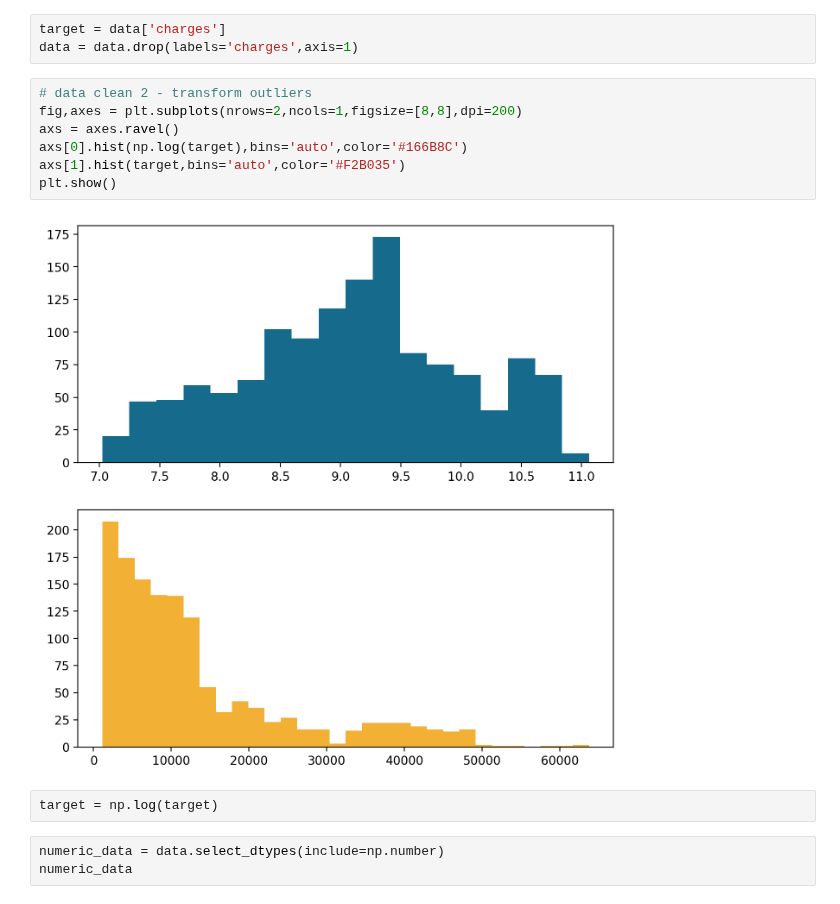
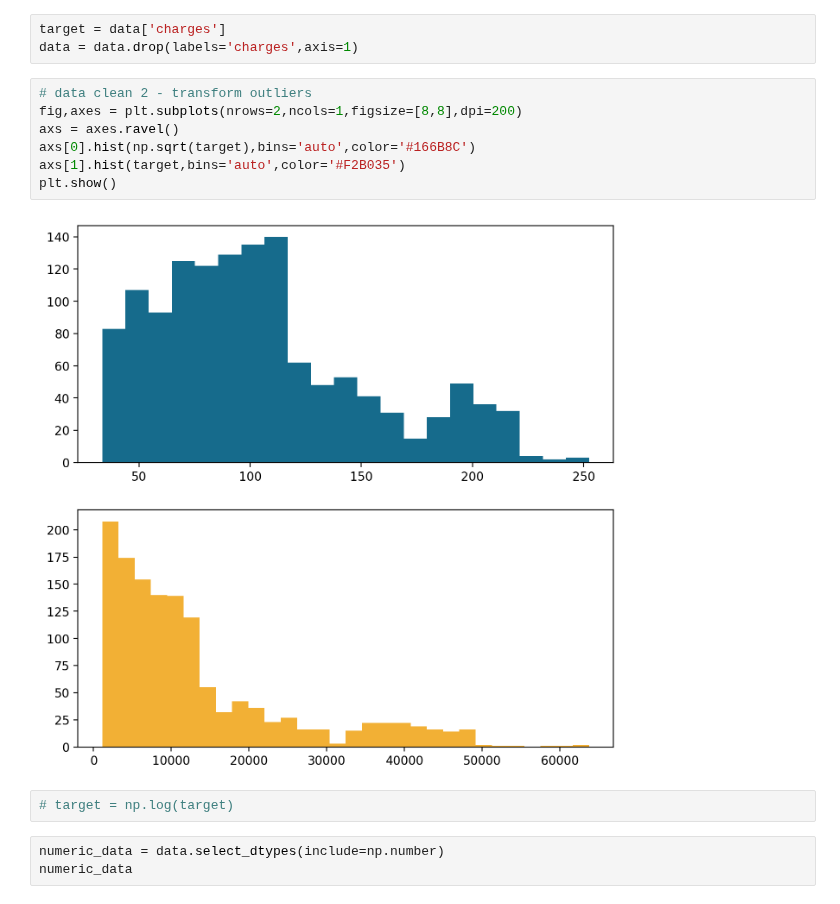
Before and after one commit to ashen007/MedicalCostPrediction-insurance_fraudDetection, a Jupyter notebook: medical cost predict.ipynb, the cells around one changed output. Saved outputs shown, nothing was run; the diff lists cells and outputs as text.

Commit message:
data cleaned - transform outliers to sqrt function

```diff
--- a/medical cost predict.ipynb
+++ b/medical cost predict.ipynb
@@ -97,14 +97,14 @@ data = data.drop(labels='charges',axis=1)
 # %%
 # data clean 2 - transform outliers
 fig,axes = plt.subplots(nrows=2,ncols=1,figsize=[8,8],dpi=200)
 axs = axes.ravel()
-axs[0].hist(np.log(target),bins='auto',color='#166B8C')
+axs[0].hist(np.sqrt(target),bins='auto',color='#166B8C')
 axs[1].hist(target,bins='auto',color='#F2B035')
 plt.show()
 # %% [output]
-[figure, old version]
+[figure, new version]
 # %%
-target = np.log(target)
+# target = np.log(target)
 # %%
 numeric_data = data.select_dtypes(include=np.number)
 numeric_data
```
Also changed, not shown: parts of 14 cells of this notebook.
